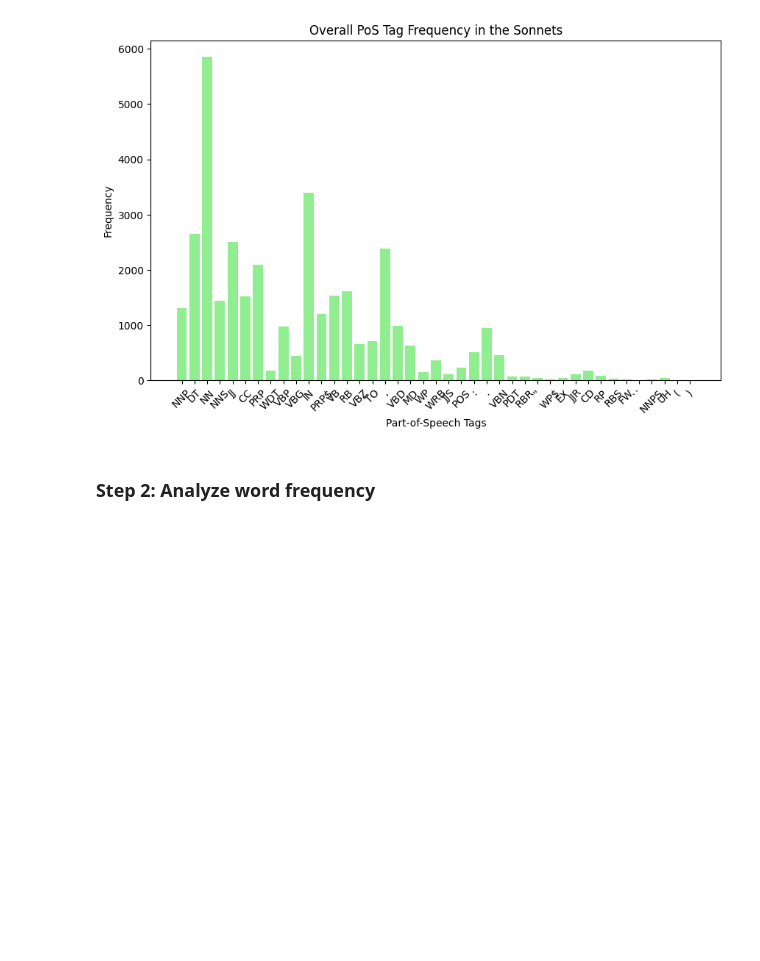
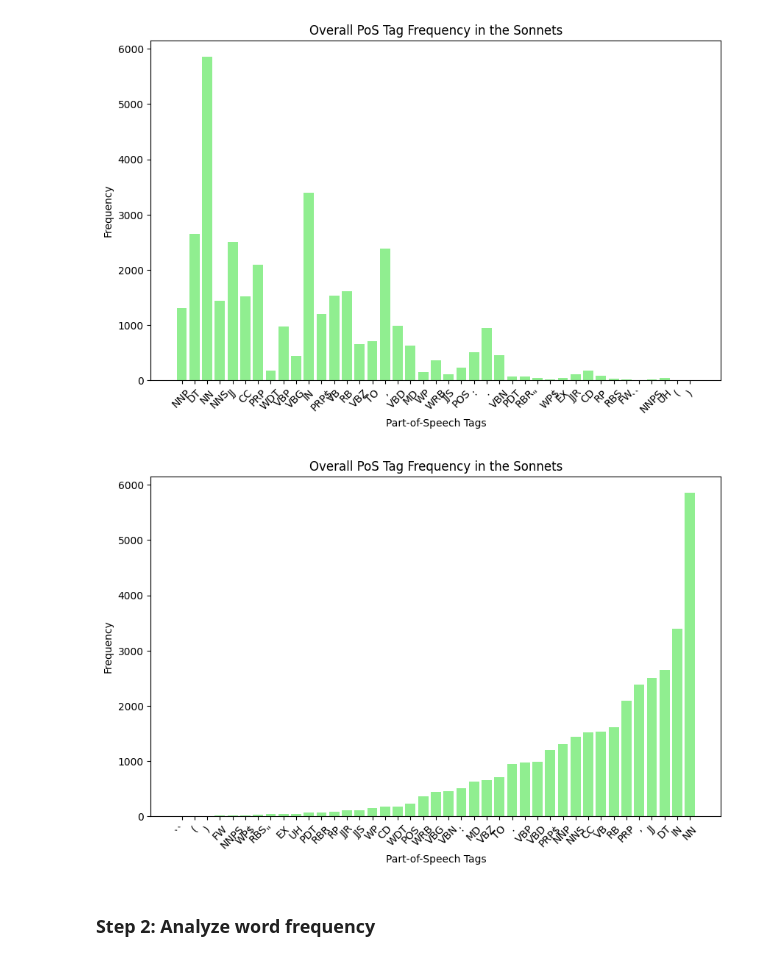
Before and after one commit to manhhungking/PoetryAnalysisNLP, a Jupyter notebook: PoetryAnalysis.ipynb, the cells around one changed output. Saved outputs shown, nothing was run; the diff lists cells and outputs as text; code cells hidden in the pictures; blank space fills up the shorter version.

```diff
--- a/PoetryAnalysis.ipynb
+++ b/PoetryAnalysis.ipynb
@@ -189,6 +206,24 @@ plt.xticks(rotation=45)
 plt.show()
 # %% [output]
 [figure]
+# %%
+# Flatten all POS tags in the poem
+all_tags = [tag for line in line_pos_tags for _, tag in line]
+overall_pos_counts = Counter(all_tags)
+
+# Sort POS tags by frequency in ascending order
+sorted_pos_counts = dict(sorted(overall_pos_counts.items(), key=lambda item: item[1]))
+
+# Plot the sorted overall POS tag frequency
+plt.figure(figsize=(10, 6))
+plt.bar(sorted_pos_counts.keys(), sorted_pos_counts.values(), color="lightgreen")
+plt.title("Overall PoS Tag Frequency in the Sonnets")
+plt.xlabel("Part-of-Speech Tags")
+plt.ylabel("Frequency")
+plt.xticks(rotation=45)
+plt.show()
+# %% [output]
+[figure, added]
 # %% [markdown]
 ### Step 2: Analyze word frequency
 # %% [markdown]
```
Also changed, not shown: parts of 12 cells of this notebook.
